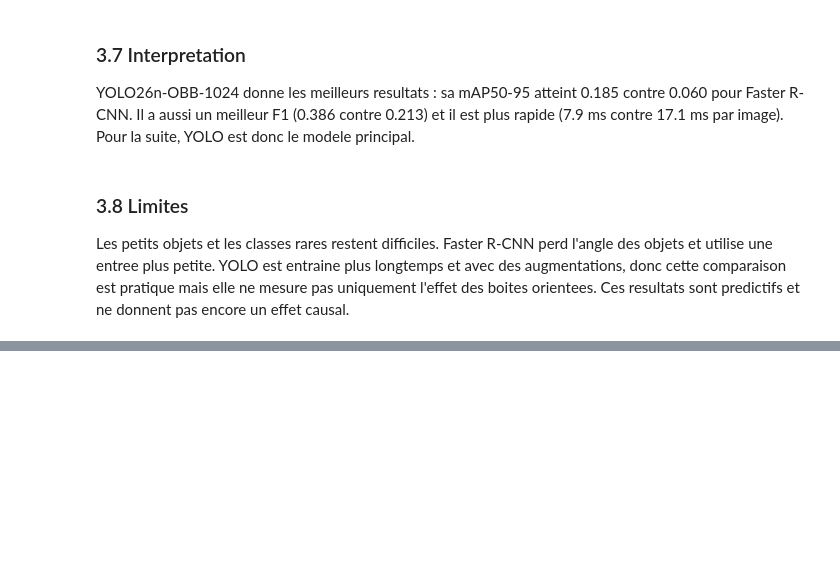
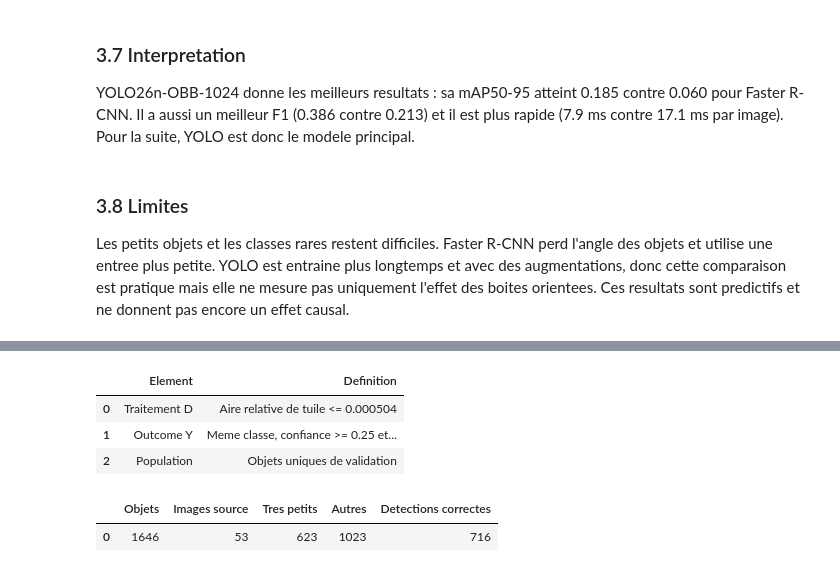
Before and after one commit to Mtazi667/dota-minimap-object-detection, a Jupyter notebook: projet_dota_soutenance.ipynb, the cells around one changed output, grey strips where cells are left out. Saved outputs shown, nothing was run; the diff lists cells and outputs as text; code cells hidden in the pictures; blank space fills up the shorter version.

```diff
--- a/projet_dota_soutenance.ipynb
+++ b/projet_dota_soutenance.ipynb
@@ -1454,0 +1469,72 @@ Les petits objets et les classes rares restent difficiles. Faster R-CNN perd l'a
+# %%
+CAUSAL_OBJECTS_PATH = OUTPUT_DIR / "causal_object_table.csv"
+if not CAUSAL_OBJECTS_PATH.exists():
+    raise FileNotFoundError("La table de matching objet-prediction est absente.")
+
+train_mask = analysis_objects["split"].eq("train")
+train_relative_area_tile = (
+    analysis_objects.loc[train_mask, "clipped_polygon_area_px"]
+    / analysis_objects.loc[train_mask, "tile_size"].pow(2)
+)
+SMALL_AREA_THRESHOLD = train_relative_area_tile.quantile(0.25)
+
+match_columns = [
+    "object_id", "relative_area_tile", "matched_iou", "matched_confidence"
+]
+matched_validation = pd.read_csv(
+    CAUSAL_OBJECTS_PATH, usecols=match_columns
+)
+expected_ids = set(
+    analysis_table.loc[analysis_table["split"].eq("val"), "object_id"]
+)
+if set(matched_validation["object_id"]) != expected_ids:
+    raise ValueError("Les objets du cache causal ne correspondent pas a la validation.")
+
+causal_data = (
+    analysis_table.loc[analysis_table["split"].eq("val")]
+    .drop(columns="detection_correcte")
+    .merge(matched_validation, on="object_id", how="left", validate="one_to_one")
+)
+causal_data["very_small"] = (
+    causal_data["relative_area_tile"] <= SMALL_AREA_THRESHOLD
+).astype(int)
+causal_data["detection_correcte"] = (
+    causal_data["matched_confidence"].ge(0.25)
+    & causal_data["matched_iou"].ge(0.50)
+).astype(int)
+
+causal_formulation = pd.DataFrame(
+    [
+        {
+            "Element": "Traitement D",
+            "Definition": f"Aire relative de tuile <= {SMALL_AREA_THRESHOLD:.6f}",
+        },
+        {
+            "Element": "Outcome Y",
+            "Definition": "Meme classe, confiance >= 0.25 et IoU OBB >= 0.50",
+        },
+        {
+            "Element": "Population",
+            "Definition": "Objets uniques de validation",
+        },
+    ]
+)
+causal_counts = pd.DataFrame(
+    {
+        "Objets": [len(causal_data)],
+        "Images source": [causal_data["image_id"].nunique()],
+        "Tres petits": [int(causal_data["very_small"].sum())],
+        "Autres": [int(causal_data["very_small"].eq(0).sum())],
+        "Detections correctes": [int(causal_data["detection_correcte"].sum())],
+    }
+)
+
+display(causal_formulation)
+causal_counts
+# %% [output]
+|  | Element | Definition |
+| 0 | Traitement D | Aire relative de tuile <= 0.000504 |
+| 1 | Outcome Y | Meme classe, confiance >= 0.25 et... |
+| 2 | Population | Objets uniques de validation |
+|  | Objets | Images source | Tres petits | Autres | Detections correctes |
+| 0 | 1646 | 53 | 623 | 1023 | 716 |
```
Also changed, not shown: parts of 4 cells of this notebook, 1 other file.
